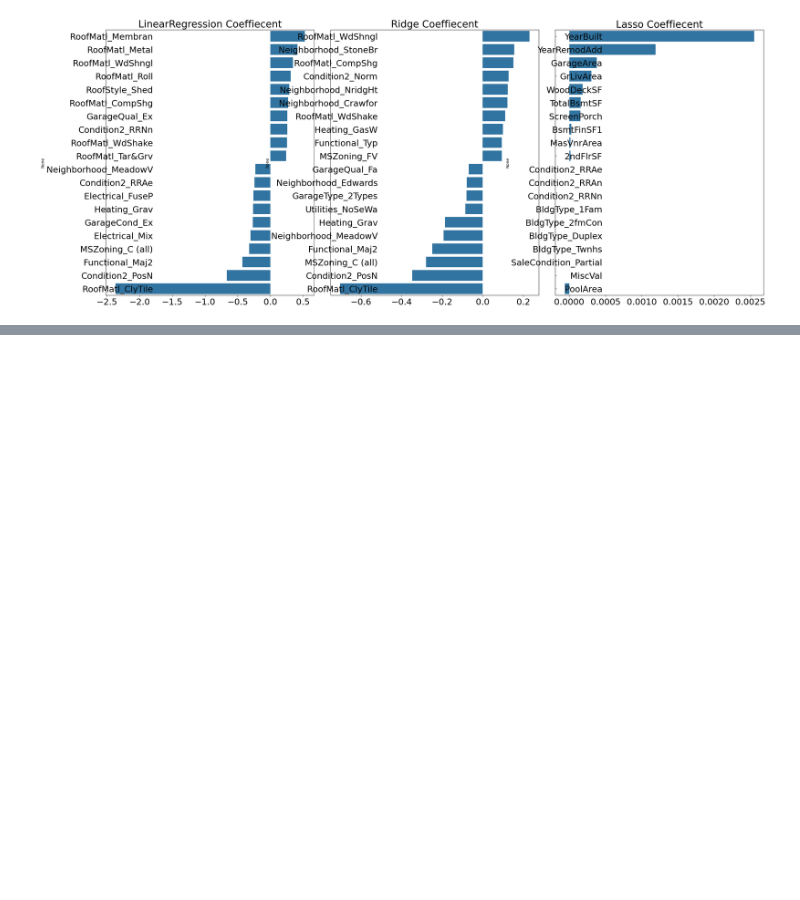
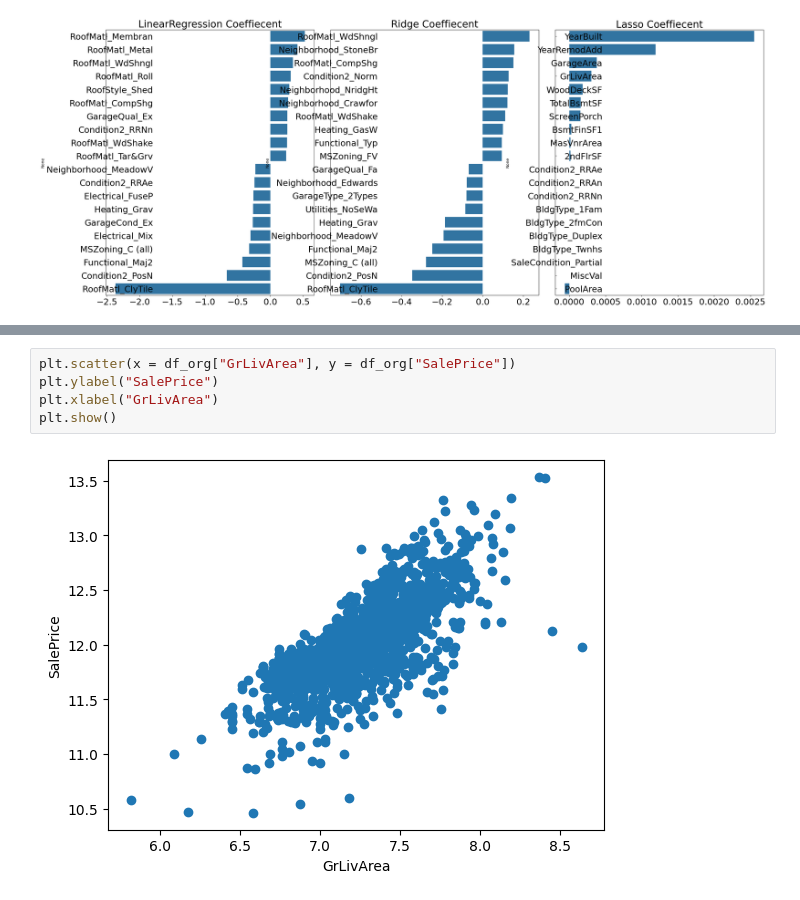
Before and after one commit to SEOWOOSANG/MachineLearing, a Jupyter notebook: ch05/5_4.ipynb, the cells around one changed output, grey strips where cells are left out. Drawn from its saved outputs; the diff is of its cells as text; blank space fills up the shorter version.

```diff
--- a/ch05/5_4.ipynb
+++ b/ch05/5_4.ipynb
@@ -152,0 +269,7 @@ visualize_coef(models)
+# %%
+plt.scatter(x = df_org["GrLivArea"], y = df_org["SalePrice"])
+plt.ylabel("SalePrice")
+plt.xlabel("GrLivArea")
+plt.show()
+# %% [output]
+[figure, added]
```
Also changed, not shown: parts of 18 cells of this notebook, 2 other files.
